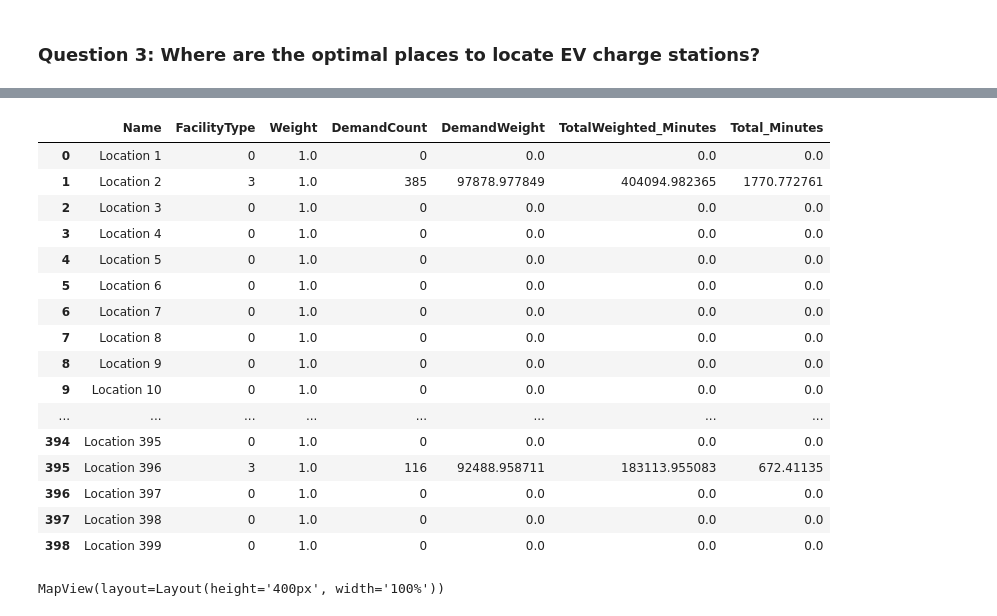
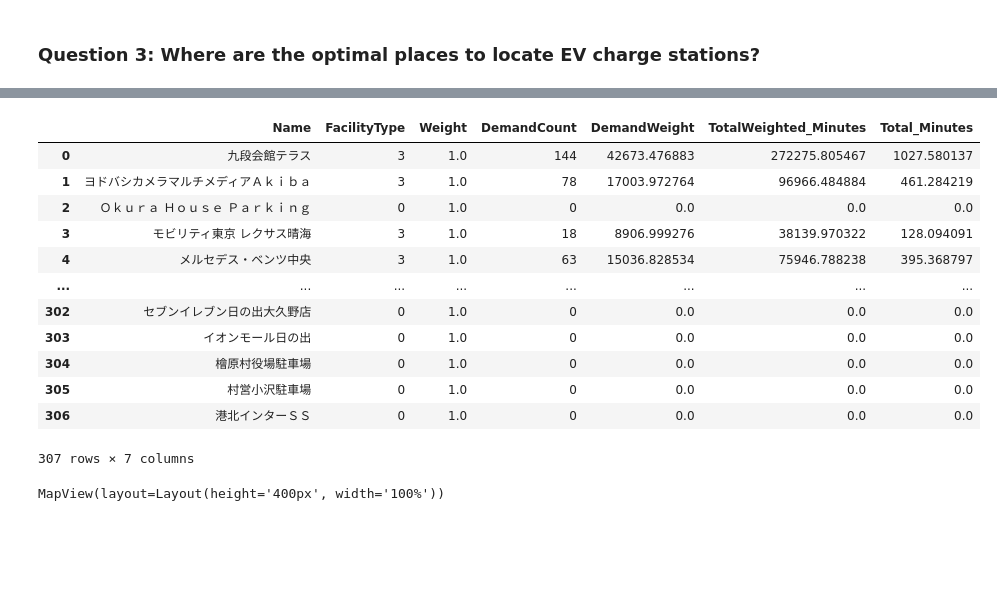
Before and after one commit to yimurayimura/GIS-Final-Project, a Jupyter notebook: FinalProject_EVCharger.ipynb, the cells around one changed output, grey strips where cells are left out. Drawn from its saved outputs; the diff is of its cells as text; code cells hidden in the pictures; blank space fills up the shorter version.

```diff
--- a/FinalProject_EVCharger.ipynb
+++ b/FinalProject_EVCharger.ipynb
@@ -762,0 +754,11 @@ demand_points
+# %%
+weighting_muni = dissolved_muni_EVC.merge(X_tokyo, on='CITY_ENG', how='left')
+demand['row_num'] = range(len(demand))
+weighting_muni['row_num'] = range(len(weighting_muni))
+demand = gpd.sjoin(demand, weighting_muni, how='inner', op='within', lsuffix='_demand', rsuffix='_weighting')
+
+demand["driver_pop"] = demand["pop"]*demand["car_owner"]
+# %%
+demand_points['weight'] = demand['driver_pop']
+demand_points = demand_points.dropna()
+demand_points.info()
@@ -763,6 +775,6 @@ demand_points
 # %%
-facilities_final_sedf = GeoAccessor.from_geodataframe(facilities_final, column_name="geometry")
-facilities_final=facilities_final_sedf.spatial.to_featureset()
+facilities_sedf = GeoAccessor.from_geodataframe(facilities, column_name="geometry")
+facilities=facilities_sedf.spatial.to_featureset()
 
 demand_points_sedf = GeoAccessor.from_geodataframe(demand_points, column_name="geometry")
 demand_points = demand_points_sedf.spatial.to_featureset()
@@ -769,7 +783,7 @@ demand_points = demand_points_sedf.spatial.to_featureset()
 # %%
 # Run location allocation
 result = network.analysis.solve_location_allocation(    problem_type='Maximize Market Share',
-                                                        facilities=facilities_final,
+                                                        facilities=facilities,
                                                         demand_points=demand_points,
                                                         number_of_facilities_to_find=100,
                                                         measurement_transformation_model="Linear",
@@ -801,27 +804,21 @@ ToolOutput(solve_succeeded=True, output_allocation_lines=<FeatureSet> 18076 feat
 # %%
 # Display the analysis results in a pandas dataframe.
-pd.set_option('display.max_rows', None)
-alocation_results = result.output_facilities.sdf[['Name', 'FacilityType',
+result.output_facilities.sdf[['Name', 'FacilityType',
                                'Weight','DemandCount', 'DemandWeight', 'TotalWeighted_Minutes', 'Total_Minutes']]
-alocation_results
 # %% [output]
 |  | Name | FacilityType | Weight | DemandCount | DemandWeight | TotalWeighted_Minutes | Total_Minutes |
-| 0 | Location 1 | 0 | 1.0 | 0 | 0.0 | 0.0 | 0.0 |
-| 1 | Location 2 | 3 | 1.0 | 385 | 97878.977849 | 404094.982365 | 1770.772761 |
-| 2 | Location 3 | 0 | 1.0 | 0 | 0.0 | 0.0 | 0.0 |
-| 3 | Location 4 | 0 | 1.0 | 0 | 0.0 | 0.0 | 0.0 |
-| 4 | Location 5 | 0 | 1.0 | 0 | 0.0 | 0.0 | 0.0 |
-| 5 | Location 6 | 0 | 1.0 | 0 | 0.0 | 0.0 | 0.0 |
-| 6 | Location 7 | 0 | 1.0 | 0 | 0.0 | 0.0 | 0.0 |
-| 7 | Location 8 | 0 | 1.0 | 0 | 0.0 | 0.0 | 0.0 |
-| 8 | Location 9 | 0 | 1.0 | 0 | 0.0 | 0.0 | 0.0 |
-| 9 | Location 10 | 0 | 1.0 | 0 | 0.0 | 0.0 | 0.0 |
+| 0 | 九段会館テラス | 3 | 1.0 | 144 | 42673.476883 | 272275.805467 | 1027.580137 |
+| 1 | ヨドバシカメラマルチメディアＡｋｉｂａ | 3 | 1.0 | 78 | 17003.972764 | 96966.484884 | 461.284219 |
+| 2 | Ｏｋｕｒａ Ｈｏｕｓｅ Ｐａｒｋｉｎｇ | 0 | 1.0 | 0 | 0.0 | 0.0 | 0.0 |
+| 3 | モビリティ東京 レクサス晴海 | 3 | 1.0 | 18 | 8906.999276 | 38139.970322 | 128.094091 |
+| 4 | メルセデス・ベンツ中央 | 3 | 1.0 | 63 | 15036.828534 | 75946.788238 | 395.368797 |
 | ... | ... | ... | ... | ... | ... | ... | ... |
-| 394 | Location 395 | 0 | 1.0 | 0 | 0.0 | 0.0 | 0.0 |
-| 395 | Location 396 | 3 | 1.0 | 116 | 92488.958711 | 183113.955083 | 672.41135 |
-| 396 | Location 397 | 0 | 1.0 | 0 | 0.0 | 0.0 | 0.0 |
-| 397 | Location 398 | 0 | 1.0 | 0 | 0.0 | 0.0 | 0.0 |
-| 398 | Location 399 | 0 | 1.0 | 0 | 0.0 | 0.0 | 0.0 |
+| 302 | セブンイレブン日の出大久野店 | 0 | 1.0 | 0 | 0.0 | 0.0 | 0.0 |
+| 303 | イオンモール日の出 | 0 | 1.0 | 0 | 0.0 | 0.0 | 0.0 |
+| 304 | 檜原村役場駐車場 | 0 | 1.0 | 0 | 0.0 | 0.0 | 0.0 |
+| 305 | 村営小沢駐車場 | 0 | 1.0 | 0 | 0.0 | 0.0 | 0.0 |
+| 306 | 港北インターＳＳ | 0 | 1.0 | 0 | 0.0 | 0.0 | 0.0 |
+307 rows × 7 columns
 # %%
 # Define a function to display the output analysis results in a map
 def visualize_locate_allocate_results(map_widget, solve_locate_allocate_result, zoom_level):
```
Also changed, not shown: parts of 70 cells of this notebook.
